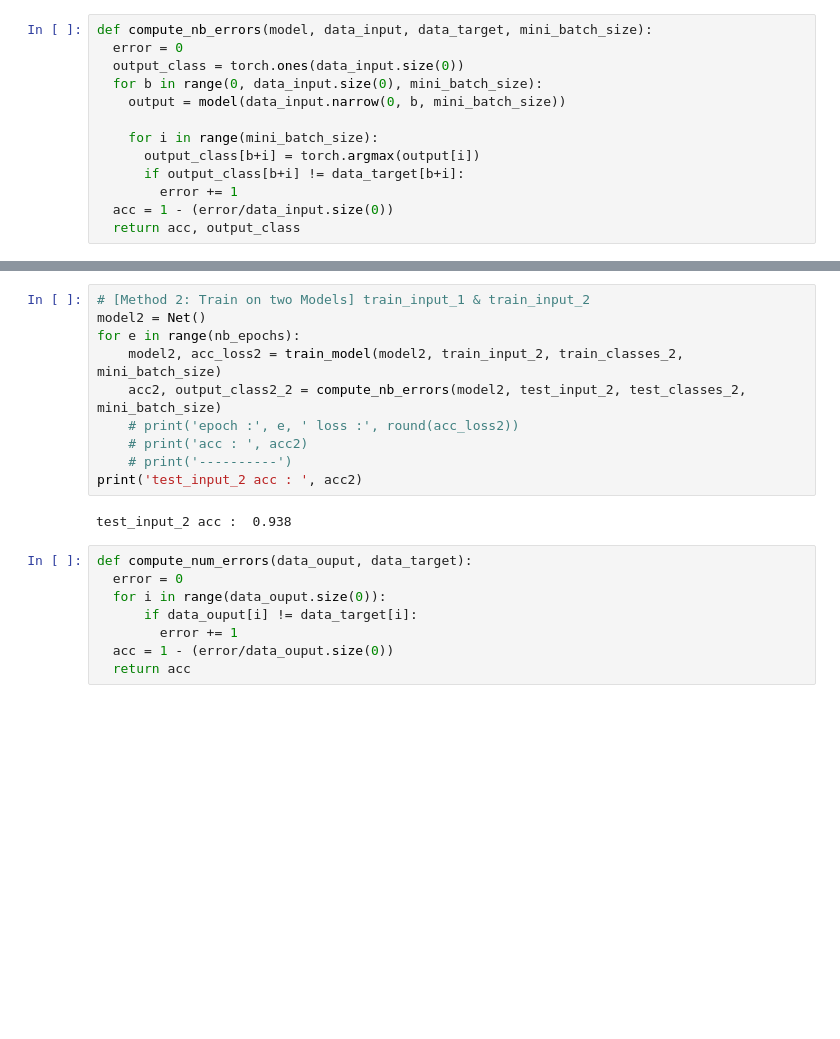
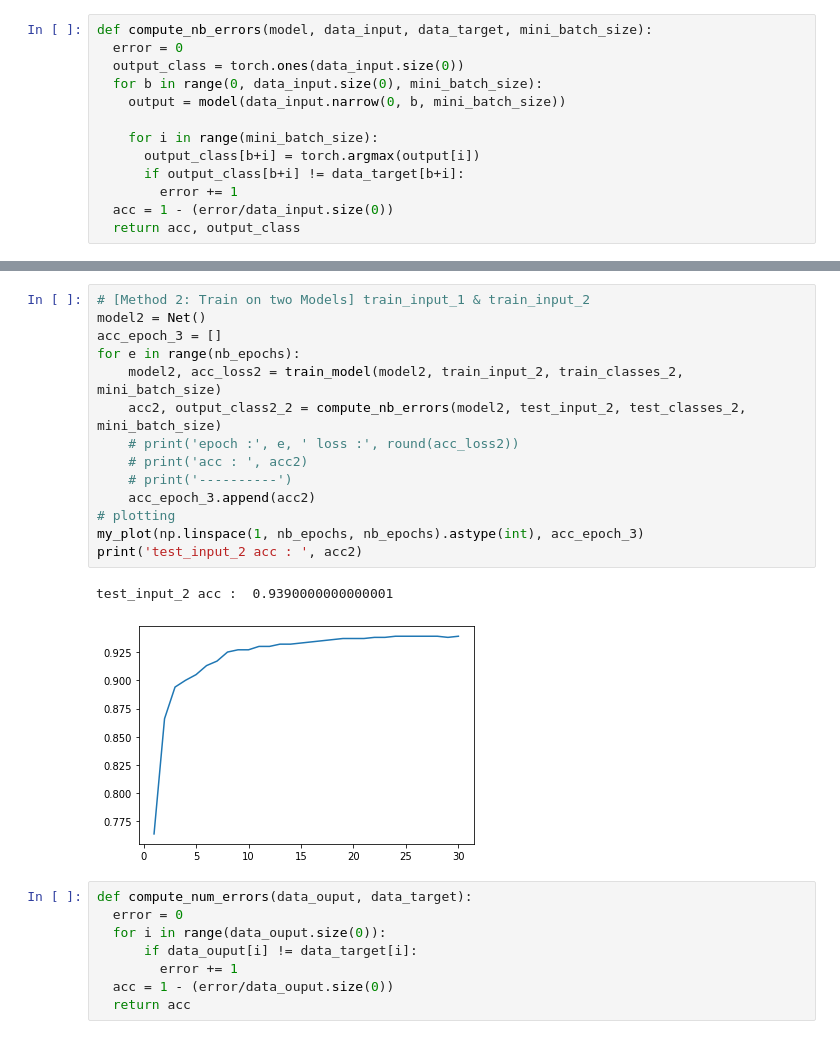
Before and after one commit to lai86423/DL_pytorchModel_UNIGE_DL_project1, a Jupyter notebook: project1.ipynb, the cells around one changed output, grey strips where cells are left out. Drawn from its saved outputs; the diff is of its cells as text; blank space fills up the shorter version.

```diff
--- a/project1.ipynb
+++ b/project1.ipynb
@@ -125,15 +166,20 @@ test_input_2 acc :  0.942
 # %%
 # [Method 2: Train on two Models] train_input_1 & train_input_2
 model2 = Net()
+acc_epoch_3 = []
 for e in range(nb_epochs):
     model2, acc_loss2 = train_model(model2, train_input_2, train_classes_2, mini_batch_size)
     acc2, output_class2_2 = compute_nb_errors(model2, test_input_2, test_classes_2, mini_batch_size)
     # print('epoch :', e, ' loss :', round(acc_loss2))
     # print('acc : ', acc2)
     # print('----------')
+    acc_epoch_3.append(acc2)
+# plotting
+my_plot(np.linspace(1, nb_epochs, nb_epochs).astype(int), acc_epoch_3)
 print('test_input_2 acc : ', acc2)
 # %% [output]
-test_input_2 acc :  0.938
+test_input_2 acc :  0.9390000000000001
+[figure, added]
 # %%
 def compute_num_errors(data_ouput, data_target):
   error = 0
```
Also changed, not shown: parts of 5 cells of this notebook, 2 other files.
